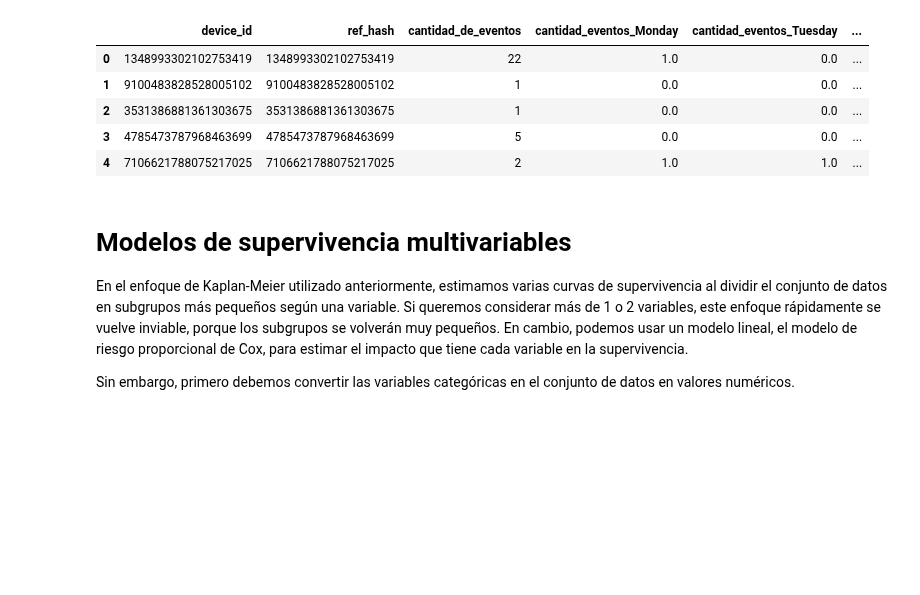
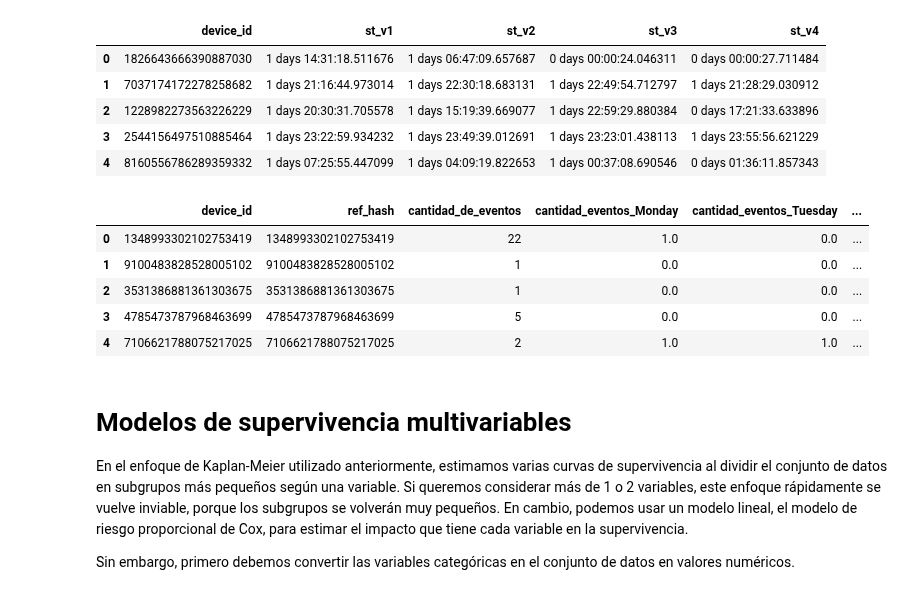
Before and after one commit to alepenaa94/Datos_2019_tp2, a Jupyter notebook: Algoritmos_ML/pruebaASD.ipynb, the cells around one changed output. Cells and saved outputs as stored; diff of their text form; code cells hidden in the pictures; blank space fills up the shorter version.

```diff
--- a/Algoritmos_ML/pruebaASD.ipynb
+++ b/Algoritmos_ML/pruebaASD.ipynb
@@ -74,21 +74,22 @@ ventana5['rg_max'] = ventana5.groupby('device_id')['date'].transform(max)
 
 train_st = pd.merge(train_st,ventana5[['device_id','rg_min','rg_max']].drop_duplicates(),on='device_id',how='inner')
 train_st.columns = ['device_id','v1_min','v1_max','v2_min','v2_max','v3_min','v3_max','v4_min','v4_max','v5_min','v5_max']
-# %%
-train_st['st_v1'] = 0
-train_st['st_v2'] = 0
-train_st['st_v3'] = 0
-train_st['st_v4'] = 0
-
-def f(g):
-    g['st_v1'] =  g['v1_max'].iloc[0] - g['v2_min'].iloc[0]
-    g['st_v2'] =  g['v2_max'].iloc[0] - g['v3_min'].iloc[0]
-    g['st_v3'] =  g['v3_max'].iloc[0] - g['v4_min'].iloc[0]
-    g['st_v4'] =  g['v4_max'].iloc[0] - g['v5_min'].iloc[0]
-    return g
-train_st = (train_st.groupby('device_id').apply(f))
+# %%
+train_st['st_v1'] =  (train_st['v1_max'] - train_st['v2_min'])
+train_st['st_v2'] =  (train_st['v2_max'] - train_st['v3_min'])
+train_st['st_v3'] =  (train_st['v3_max'] - train_st['v4_min'])
+train_st['st_v4'] =  (train_st['v4_max'] - train_st['v5_min'])
 # %%
 train_st = train_st[['device_id','st_v1','st_v2','st_v3','st_v4']]
+# %%
+train_st.head()
+# %% [output]
+|  | device_id | st_v1 | st_v2 | st_v3 | st_v4 |
+| 0 | 1826643666390887030 | 1 days 14:31:18.511676 | 1 days 06:47:09.657687 | 0 days 00:00:24.046311 | 0 days 00:00:27.711484 |
+| 1 | 7037174172278258682 | 1 days 21:16:44.973014 | 1 days 22:30:18.683131 | 1 days 22:49:54.712797 | 1 days 21:28:29.030912 |
+| 2 | 1228982273563226229 | 1 days 20:30:31.705578 | 1 days 15:19:39.669077 | 1 days 22:59:29.880384 | 0 days 17:21:33.633896 |
+| 3 | 2544156497510885464 | 1 days 23:22:59.934232 | 1 days 23:49:39.012691 | 1 days 23:23:01.438113 | 1 days 23:55:56.621229 |
+| 4 | 8160556786289359332 | 1 days 07:25:55.447099 | 1 days 04:09:19.822653 | 1 days 00:37:08.690546 | 0 days 01:36:11.857343 |
 # %%
 no corri mas nada ... esto es prueba emporal hasta definir que esta OK
 # %%
```
